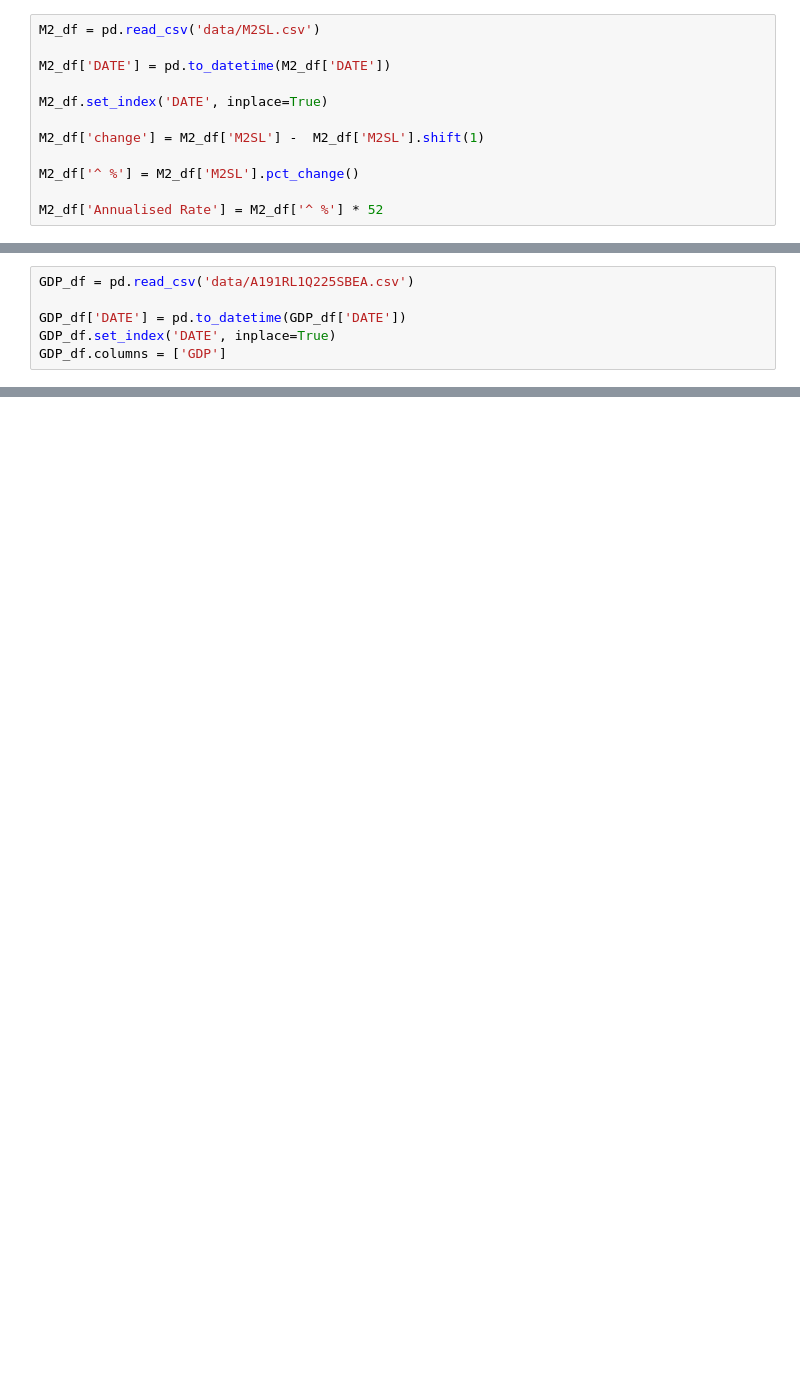
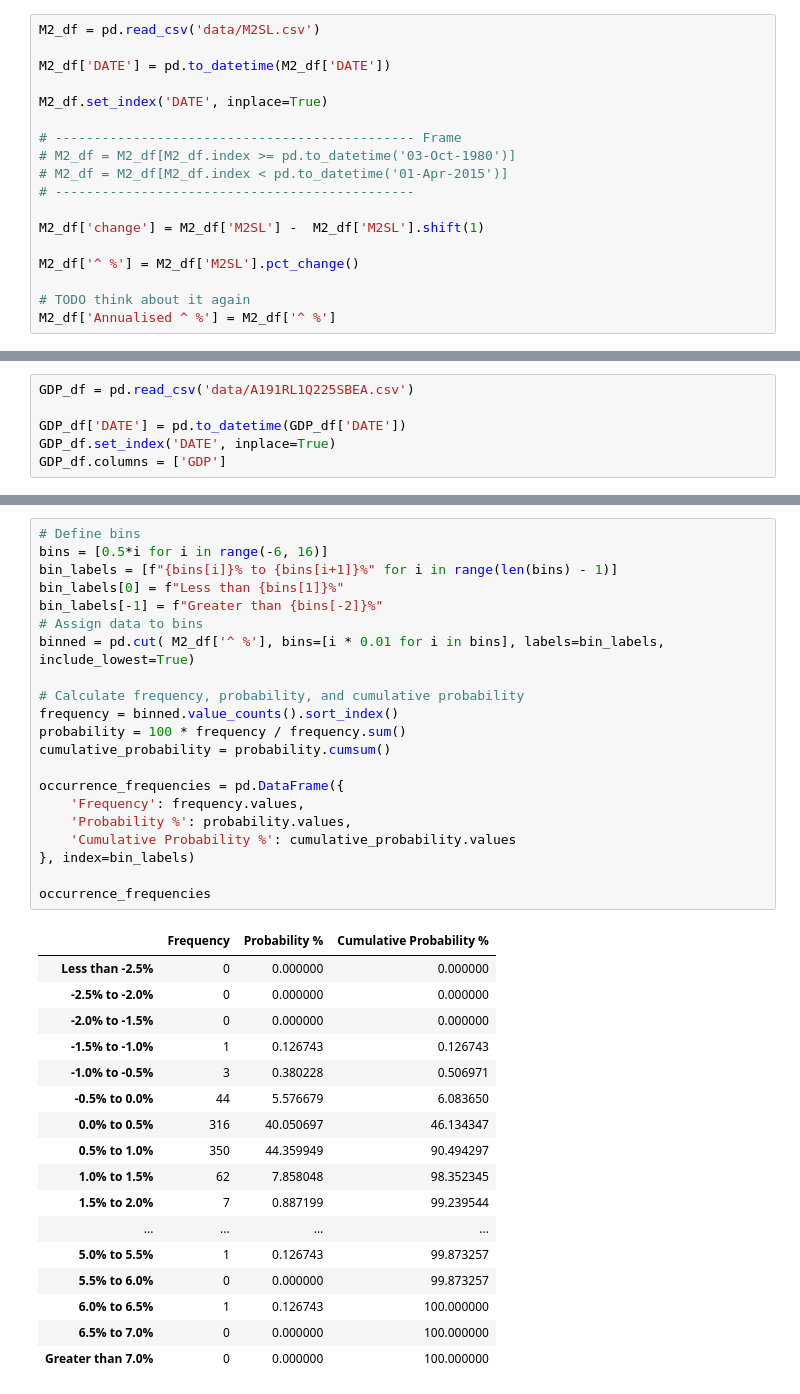
Before and after one commit to mod7ex/macro, a Jupyter notebook: Endogenous/M2.ipynb, the cells around one changed output, grey strips where cells are left out. Cells and saved outputs as stored; diff of their text form; blank space fills up the shorter version.

```diff
--- a/Endogenous/M2.ipynb
+++ b/Endogenous/M2.ipynb
@@ -10,11 +10,17 @@ M2_df['DATE'] = pd.to_datetime(M2_df['DATE'])
 
 M2_df.set_index('DATE', inplace=True)
 
+# ---------------------------------------------- Frame
+# M2_df = M2_df[M2_df.index >= pd.to_datetime('03-Oct-1980')]
+# M2_df = M2_df[M2_df.index < pd.to_datetime('01-Apr-2015')]
+# ----------------------------------------------
+
 M2_df['change'] = M2_df['M2SL'] -  M2_df['M2SL'].shift(1)
 
 M2_df['^ %'] = M2_df['M2SL'].pct_change()
 
-M2_df['Annualised Rate'] = M2_df['^ %'] * 52
+# TODO think about it again
+M2_df['Annualised ^ %'] = M2_df['^ %']
 # %%
 fig = go.Figure()
 
@@ -119,0 +215,39 @@ fig.show()
+# %%
+# Define bins
+bins = [0.5*i for i in range(-6, 16)]
+bin_labels = [f"{bins[i]}% to {bins[i+1]}%" for i in range(len(bins) - 1)]
+bin_labels[0] = f"Less than {bins[1]}%"
+bin_labels[-1] = f"Greater than {bins[-2]}%"
+# Assign data to bins
+binned = pd.cut( M2_df['^ %'], bins=[i * 0.01 for i in bins], labels=bin_labels, include_lowest=True)
+
+# Calculate frequency, probability, and cumulative probability
+frequency = binned.value_counts().sort_index()
+probability = 100 * frequency / frequency.sum()
+cumulative_probability = probability.cumsum()
+
+occurrence_frequencies = pd.DataFrame({
+    'Frequency': frequency.values,
+    'Probability %': probability.values,
+    'Cumulative Probability %': cumulative_probability.values
+}, index=bin_labels)
+
+occurrence_frequencies
+# %% [output]
+|  | Frequency | Probability % | Cumulative Probability % |
+| Less than -2.5% | 0 | 0.000000 | 0.000000 |
+| -2.5% to -2.0% | 0 | 0.000000 | 0.000000 |
+| -2.0% to -1.5% | 0 | 0.000000 | 0.000000 |
+| -1.5% to -1.0% | 1 | 0.126743 | 0.126743 |
+| -1.0% to -0.5% | 3 | 0.380228 | 0.506971 |
+| -0.5% to 0.0% | 44 | 5.576679 | 6.083650 |
+| 0.0% to 0.5% | 316 | 40.050697 | 46.134347 |
+| 0.5% to 1.0% | 350 | 44.359949 | 90.494297 |
+| 1.0% to 1.5% | 62 | 7.858048 | 98.352345 |
+| 1.5% to 2.0% | 7 | 0.887199 | 99.239544 |
+| ... | ... | ... | ... |
+| 5.0% to 5.5% | 1 | 0.126743 | 99.873257 |
+| 5.5% to 6.0% | 0 | 0.000000 | 99.873257 |
+| 6.0% to 6.5% | 1 | 0.126743 | 100.000000 |
+| 6.5% to 7.0% | 0 | 0.000000 | 100.000000 |
+| Greater than 7.0% | 0 | 0.000000 | 100.000000 |
```
Also changed, not shown: parts of 8 cells of this notebook, 1 other file.
